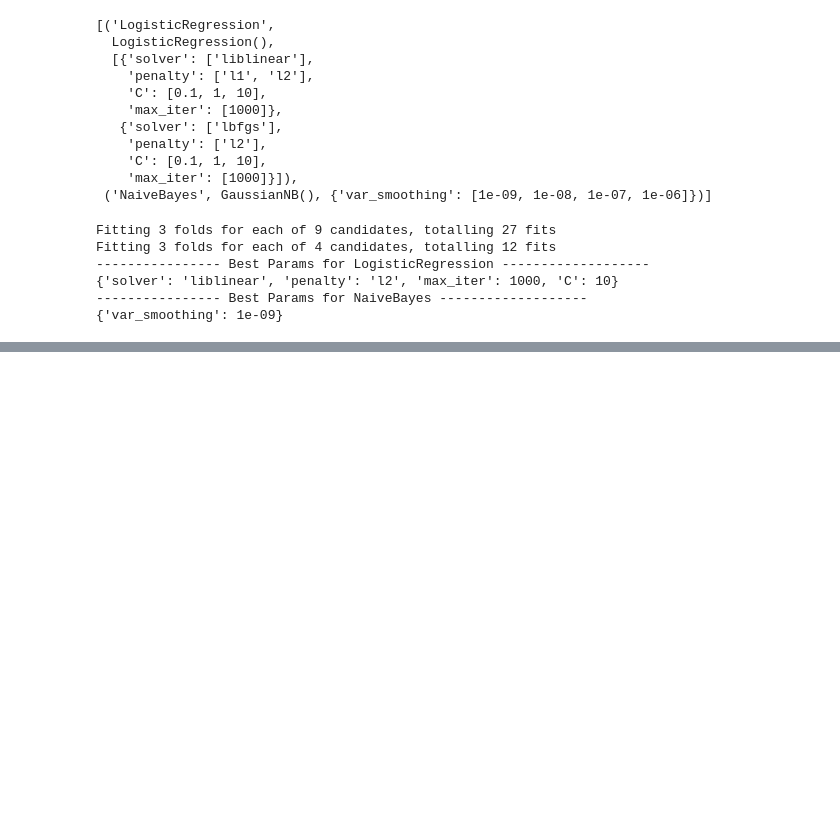
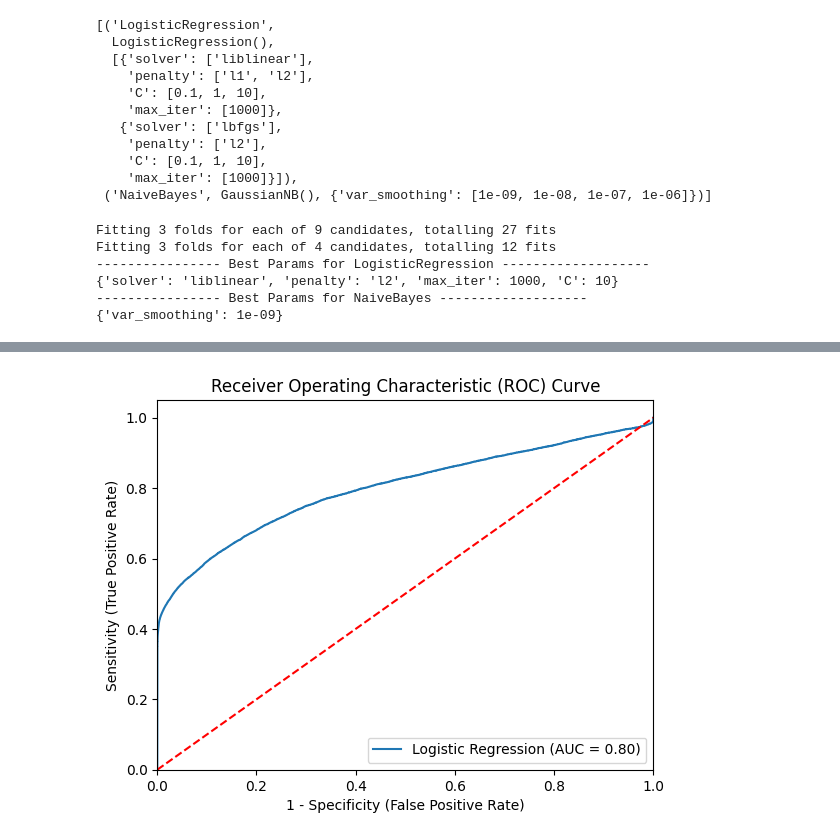
Before and after one commit to pentakll4002/IS403_Q13, a Jupyter notebook: classification.ipynb, the cells around one changed output, grey strips where cells are left out. Saved outputs shown, nothing was run; the diff lists cells and outputs as text; code cells hidden in the pictures; blank space fills up the shorter version.

```diff
--- a/classification.ipynb
+++ b/classification.ipynb
@@ -443,0 +460,52 @@ for model_name, model in models.items():
+# %%
+## Plot ROC AUC Curve
+from sklearn.metrics import roc_auc_score,roc_curve
+plt.figure()
+
+# Add the models to the list that you want to view on the ROC plot
+auc_models = [
+{
+    'label': 'Logistic Regression',
+    'model': LogisticRegression(
+        solver='liblinear',
+        penalty= 'l2',
+        max_iter=1000,
+        C=10
+    ),
+    'auc':  0.8365
+},
+
+]
+# create loop through all model
+for algo in auc_models:
+    model = algo['model']  # Get model
+    model.fit(X_train_scaled, y_train)  # Train model
+
+    # Get prediction probabilities
+    y_test_proba = model.predict_proba(X_test_scaled)[:, 1]
+
+    # Compute ROC curve
+    fpr, tpr, _ = roc_curve(y_test, y_test_proba)
+
+    # Compute AUC
+    auc = roc_auc_score(y_test, y_test_proba)
+
+    # Plot ROC curve
+    plt.plot(fpr, tpr, label=f"{algo['label']} (AUC = {auc:.2f})")
+
+# Plot reference diagonal
+plt.plot([0, 1], [0, 1], 'r--')
+
+# Customize plot
+plt.xlim([0.0, 1.0])
+plt.ylim([0.0, 1.05])
+plt.xlabel('1 - Specificity (False Positive Rate)')
+plt.ylabel('Sensitivity (True Positive Rate)')
+plt.title('Receiver Operating Characteristic (ROC) Curve')
+plt.legend(loc="lower right")
+
+# Save and show plot
+plt.savefig("auc_lr.png")
+plt.show()
+# %% [output]
+[figure, added]
```
Also changed, not shown: parts of 2 cells of this notebook, 27 other files.
